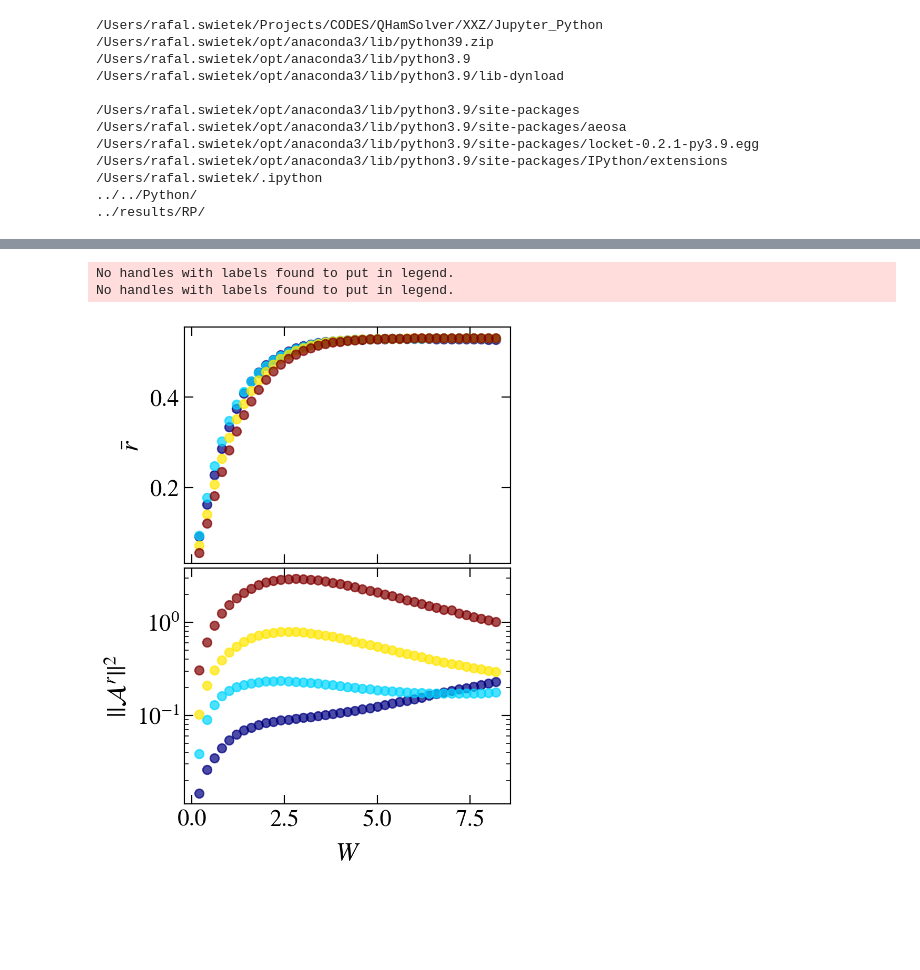
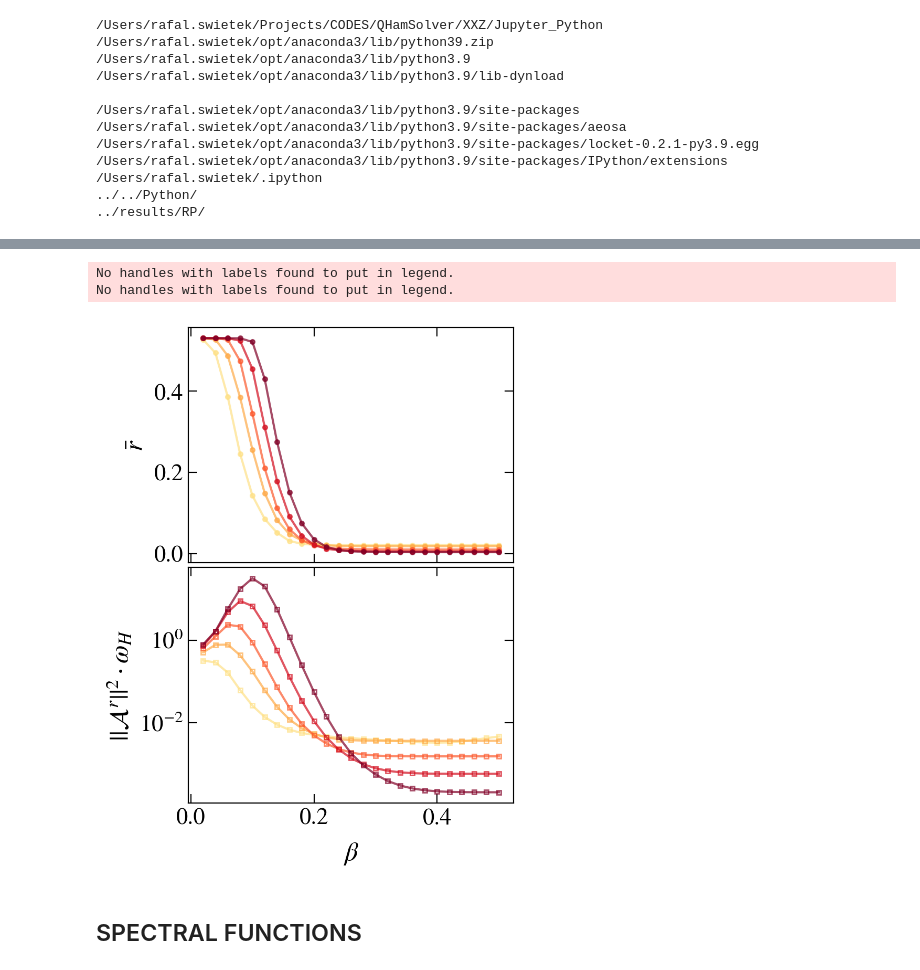
Before and after one commit to Rafal-Swietek/QHamSolver, a Jupyter notebook: XXZ/Jupyter_Python/fgr.ipynb, the cells around one changed output, grey strips where cells are left out. Cells and saved outputs as stored; diff of their text form; code cells hidden in the pictures; blank space fills up the shorter version.

```diff
--- a/XXZ/Jupyter_Python/fgr.ipynb
+++ b/XXZ/Jupyter_Python/fgr.ipynb
@@ -116,9 +116,9 @@ J = 1
 g=0.2
 op=0
 modello = 'RP'
-prefix = '../results/disorder/PBC/Spectrals/'
+prefix = '../results/disorder/PBC/Spectrals_SzSz/'
 
-sizes = np.arange(10, 17, 2)
+sizes = np.arange(10, 19, 1)
 
 DIM = 1
 fig, axis = plt.subplots( nrows=1, ncols=2, figsize=(9,4), dpi = 200, sharex=False, sharey=False)
@@ -136,8 +136,9 @@ eps = 0.5
 def exp_fit_kurwa(x, a, xi):
     """Exponential function to fit and find decay rate"""
     return a * 2**(-x * xi)
+    # return 1 - 1 / (1 + a * 2**(-x * xi))
 
-for iig, wx_vals in enumerate([np.arange(4.0, 8.01, 0.2), np.arange(0.2, 4.01, 0.2)]):
+for iig, wx_vals in enumerate([np.arange(0.02, 0.5, 0.02)]):
 # gamma_vals = np.arange(0.5, 2.01, 0.1)
     dim = int( binom(L, L//2) )
 
@@ -180,8 +181,8 @@ for iig, wx_vals in enumerate([np.arange(4.0, 8.01, 0.2), np.arange(0.2, 4.01, 0
         yy = np.abs(yy)
         # print(gx, sizes, yy)
         parsolo, pconv, fit_info, msg, _ = fit(exp_fit_kurwa,
-                        xdata = sizes[1:],
-                        ydata = yy[1:],
+                        xdata = sizes[-4:],
+                        ydata = yy[-4:],
                         full_output=True, maxfev=10000)
         A = parsolo[0]
         eta_fit = 1 / parsolo[1]
@@ -194,7 +195,7 @@ for iig, wx_vals in enumerate([np.arange(4.0, 8.01, 0.2), np.arange(0.2, 4.01, 0
         axis[iig].scatter(sizes, yy, color=col, alpha=0.7)
 
     etas = np.array(etas)
-    ax.scatter(wx_vals, etas, color='red' if iig else 'k', marker='s' if iig else 'o', facecolor='None' if iig else 'k')
+    ax.scatter(wx_vals, np.abs(etas), color='red' if iig else 'k', marker='s' if iig else 'o', facecolor='None' if iig else 'k')
 
 
     axis[iig].set_xlim(min(sizes)-0.5, max(sizes)+0.5)
@@ -211,7 +212,7 @@ for iig, wx_vals in enumerate([np.arange(4.0, 8.01, 0.2), np.arange(0.2, 4.01, 0
 
 fig_help.set_plot_elements(axis[0], ylabel=r"$r_{\rm GOE}-\bar{r}$", xlabel=r"$L$", font_size=16, set_legend=1, xscale='linear', yscale='log')
 fig_help.set_plot_elements(axis[1], ylabel=r"$\bar{r} - r_{\rm PE}$", xlabel=r"$L$", font_size=16, set_legend=1, xscale='linear', yscale='log')
-fig_help.set_plot_elements(ax, ylabel=r"$\eta$", xlabel=r"$\gamma$", font_size=16, set_legend=1, xscale='linear', yscale='linear')
+fig_help.set_plot_elements(ax, ylabel=r"$\eta$", xlabel=r"$\gamma$", font_size=16, set_legend=1, xscale='linear', yscale='log')
 
 
 fig.subplots_adjust(wspace = 0.27, hspace=0.27)
@@ -256,9 +261,9 @@ J = 1
 g=0.2
 op=0
 modello = 'RP'
-prefix = '../results/disorder/PBC/Spectrals/'
+prefix = '../results/disorder/PBC/Spectrals_SzSz/'
 
-sizes = np.arange(10, 17, 2)
+sizes = np.arange(10, 19, 2)
 
 DIM = 1
 fig, axis = plt.subplots( nrows=2, ncols=1, figsize=(4,6), dpi = 200, sharex=True, sharey=False)
@@ -266,14 +271,19 @@ fig, axis = plt.subplots( nrows=2, ncols=1, figsize=(4,6), dpi = 200, sharex=Tru
 L = 15
 eps = 0.5
 
-wx_vals = np.arange(0.2, 8.21, 0.2)
+wx_vals = np.arange(0.02, 0.51, 0.02)
 
 
 
 norm = matplotlib.colors.Normalize(
         vmin=min(sizes),
         vmax=max(sizes))
-s_m = matplotlib.cm.ScalarMappable(cmap='jet', norm=norm)
+# create a ScalarMappable and initialize a data structure
+upper = plt.get_cmap('YlOrRd', 100)(np.linspace(0.2, 1.0, 100))
+colors = np.vstack((upper))
+mymap = mcolors.LinearSegmentedColormap.from_list('my_colormap', colors)
+
+s_m = matplotlib.cm.ScalarMappable(cmap=mymap, norm=norm)
 s_m.set_array([])
 
 for iiL, L in enumerate(sizes):
@@ -281,38 +291,42 @@ for iiL, L in enumerate(sizes):
 
     col = s_m.to_rgba(L)
 
     gap_ratio = np.zeros(wx_vals.shape)
     agp = np.zeros(wx_vals.shape)
     realis = np.zeros(wx_vals.shape)
     for iiL, wx in enumerate(wx_vals):
 
         name = prefix + info_dis(L=L, J1=J, delta1=0.55, w=wx) + '.hdf5'
         if exists(name):
             with h5py.File(name, "r") as file:
                 Ex = np.array(file.get('energy_density'))
                 wH = np.array(file.get('wH'))[-2]
                 idx = min(range(len(Ex)), key=lambda i: abs(Ex[i] - eps))
 
                 gap_ratio[iiL] = np.mean(np.array(file.get('gap_ratios'))[dim//4 : -dim//4])
-                agp[iiL] = np.array(file.get('SUSC_R'))[-2] * wH
+                # agp[iiL] = np.array(file.get('SUSC_R'))[-2] * wH
+                agp[iiL] = np.array(file.get('TYP_SUSC_R'))[-2] * wH
 
                 realis[iiL] = np.array(file.get('realisations'))
         else:
             print(name)
 
-    axis[0].scatter(wx_vals, gap_ratio, color=col, alpha=0.7)
+    axis[0].plot(wx_vals, gap_ratio, color=col, marker='o', alpha=0.7, markersize=3)
 
-    axis[1].scatter(wx_vals, agp, color=col, alpha=0.7)
+    axis[1].plot(wx_vals, agp, color=col, markerfacecolor='None', marker='s', alpha=0.7, markersize=3)
+    # axis[1].axhline(y=1/L**2, ls='--', color=col)
 
 fig_help.set_plot_elements(axis[0], ylabel=r"$\bar{r}$", xlabel=r"", font_size=16, set_legend=1, xscale='linear', yscale='linear')
-fig_help.set_plot_elements(axis[1], ylabel=r"$||\mathcal{A}^r||^2$", xlabel=r"$W$", font_size=16, set_legend=1, xscale='linear', yscale='log')
+fig_help.set_plot_elements(axis[1], ylabel=r"$||\mathcal{A}^r||^2\cdot\omega_H$", xlabel=r"$\beta$", font_size=16, set_legend=1, xscale='linear', yscale='log')
 # axis[0].set_ylim(0.38, 0.54)
 
 fig.subplots_adjust(wspace = 0.02, hspace=0.02)
 # %% [output]
 No handles with labels found to put in legend.
 No handles with labels found to put in legend.
-[figure, old version]
+[figure, new version]
+# %% [markdown]
+## SPECTRAL FUNCTIONS
 # %%
 colors_ls_cyc = itertools.cycle(colors_ls)
 colors_ls_cyc2 = itertools.cycle(colors_ls)
```
Also changed, not shown: parts of 6 cells of this notebook, 2 other files.
